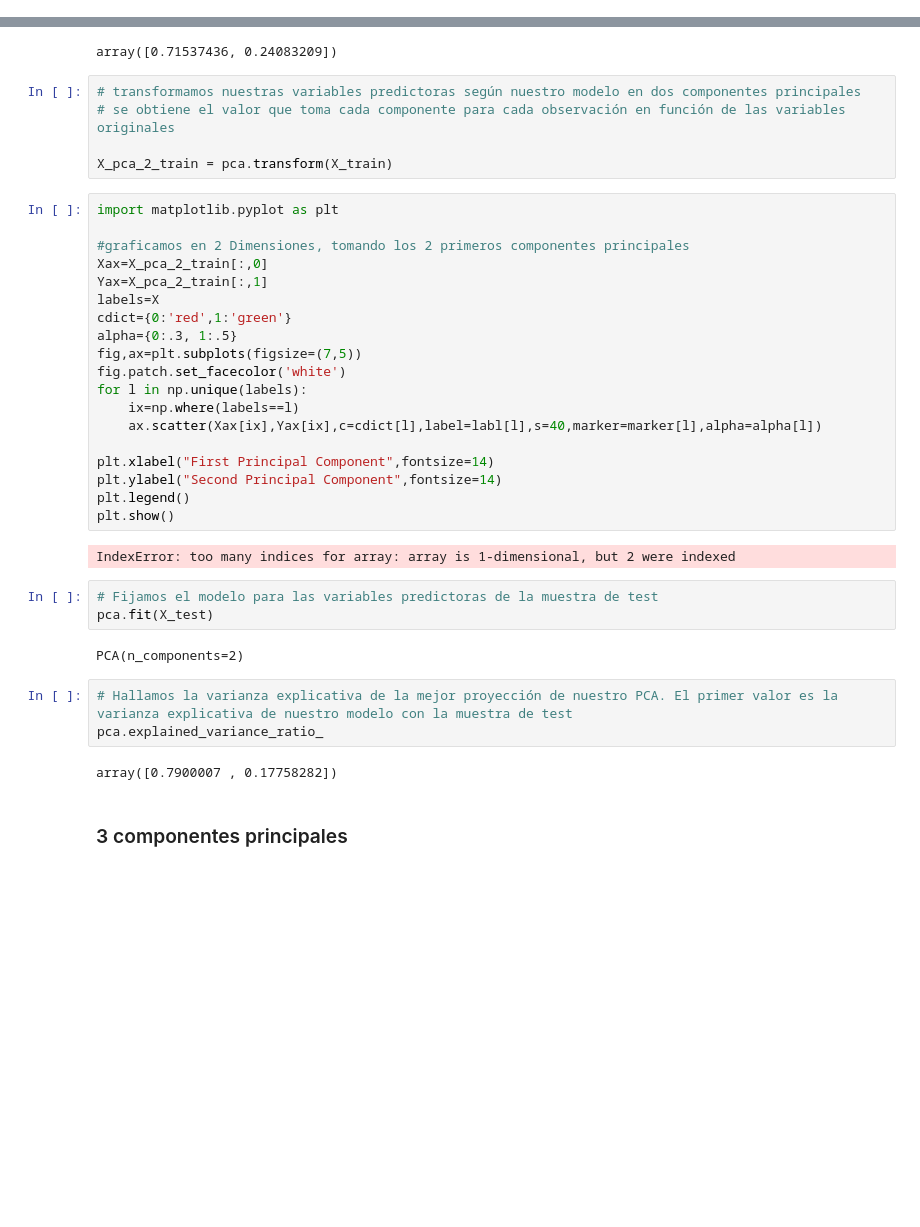
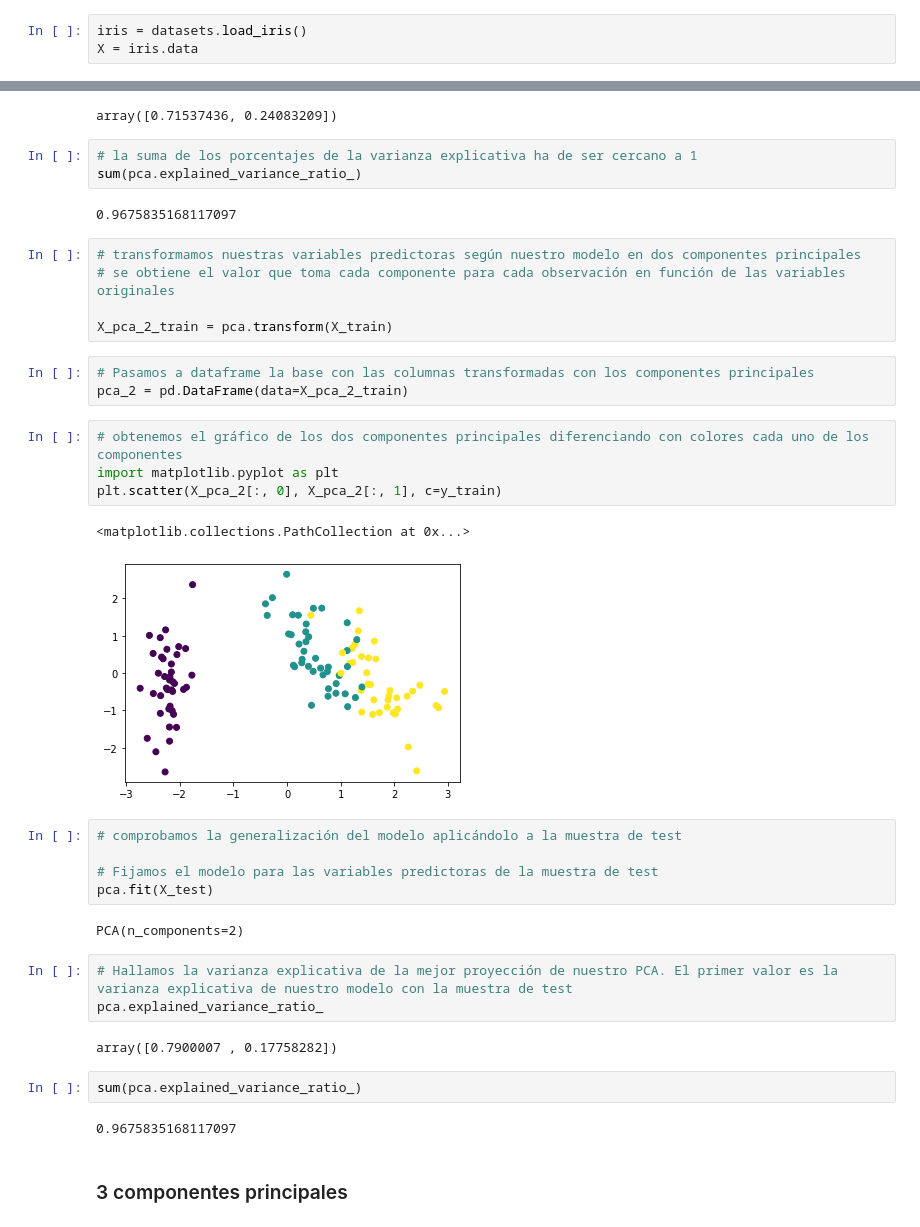
Before and after one commit to GinaGarridoCasas/Gina, a Jupyter notebook: week11_unsupervised_/day1_no_supervised/Exercise/unsupervised_complete.ipynb, the cells around one changed output, grey strips where cells are left out. Saved outputs shown, nothing was run; the diff lists cells and outputs as text; blank space fills up the shorter version.

```diff
--- a/week11_unsupervised_/day1_no_supervised/Exercise/unsupervised_complete.ipynb
+++ b/week11_unsupervised_/day1_no_supervised/Exercise/unsupervised_complete.ipynb
@@ -12,6 +12,9 @@ Ejercicio 1:
 Ejercicio 2:
 
 - Repite el proceso con T-SNE y DBSCAN. ¿Cuál da mejores resultados?
+# %%
+iris = datasets.load_iris()
+X = iris.data
 # %%
 from sklearn.model_selection import train_test_split
 from sklearn import datasets
@@ -48,33 +51,29 @@ PCA(n_components=2)
 pca.explained_variance_ratio_
 # %% [output]
 array([0.71537436, 0.24083209])
+# %%
+# la suma de los porcentajes de la varianza explicativa ha de ser cercano a 1
+sum(pca.explained_variance_ratio_)
+# %% [output]
+0.9675835168117097
 # %%
 # transformamos nuestras variables predictoras según nuestro modelo en dos componentes principales
 # se obtiene el valor que toma cada componente para cada observación en función de las variables originales
 
 X_pca_2_train = pca.transform(X_train)
-# %%
-import matplotlib.pyplot as plt
-
-#graficamos en 2 Dimensiones, tomando los 2 primeros componentes principales
-Xax=X_pca_2_train[:,0]
-Yax=X_pca_2_train[:,1]
-labels=X
-cdict={0:'red',1:'green'}
-alpha={0:.3, 1:.5}
-fig,ax=plt.subplots(figsize=(7,5))
-fig.patch.set_facecolor('white')
-for l in np.unique(labels):
-    ix=np.where(labels==l)
-    ax.scatter(Xax[ix],Yax[ix],c=cdict[l],label=labl[l],s=40,marker=marker[l],alpha=alpha[l])
-
-plt.xlabel("First Principal Component",fontsize=14)
-plt.ylabel("Second Principal Component",fontsize=14)
-plt.legend()
-plt.show()
-# %% [output]
-IndexError: too many indices for array: array is 1-dimensional, but 2 were indexed
+# %%
+# Pasamos a dataframe la base con las columnas transformadas con los componentes principales
+pca_2 = pd.DataFrame(data=X_pca_2_train)
+# %%
+# obtenemos el gráfico de los dos componentes principales diferenciando con colores cada uno de los componentes
+import matplotlib.pyplot as plt
+plt.scatter(X_pca_2[:, 0], X_pca_2[:, 1], c=y_train)
+# %% [output]
+<matplotlib.collections.PathCollection at 0x...>
+[figure, added]
 # %%
+# comprobamos la generalización del modelo aplicándolo a la muestra de test
+
 # Fijamos el modelo para las variables predictoras de la muestra de test
 pca.fit(X_test)
 # %% [output]
@@ -84,6 +83,10 @@ PCA(n_components=2)
 pca.explained_variance_ratio_
 # %% [output]
 array([0.7900007 , 0.17758282])
+# %%
+sum(pca.explained_variance_ratio_)
+# %% [output]
+0.9675835168117097
 # %% [markdown]
 ### 3 componentes principales
 # %%
```
Also changed, not shown: parts of 41 cells of this notebook, 32 other files.
